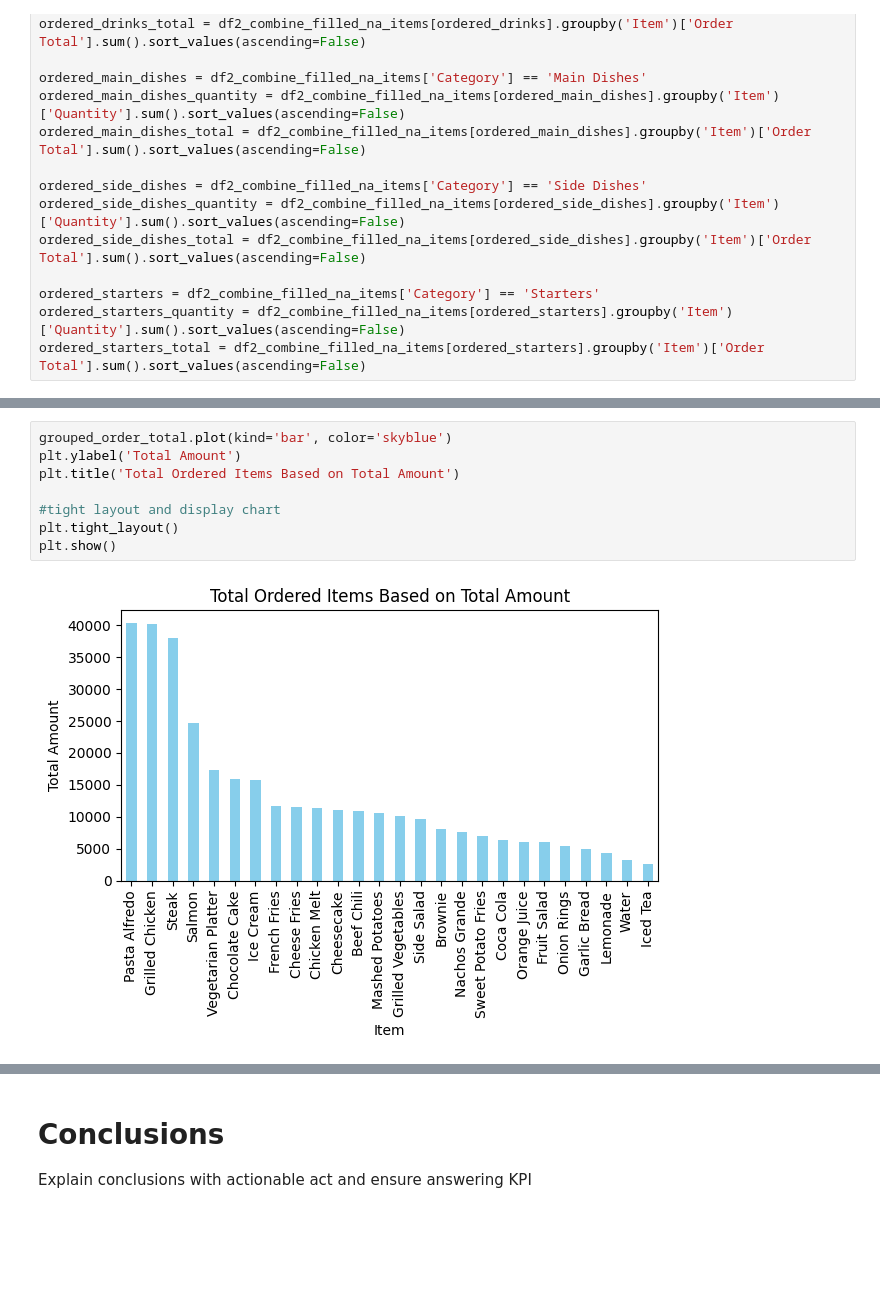
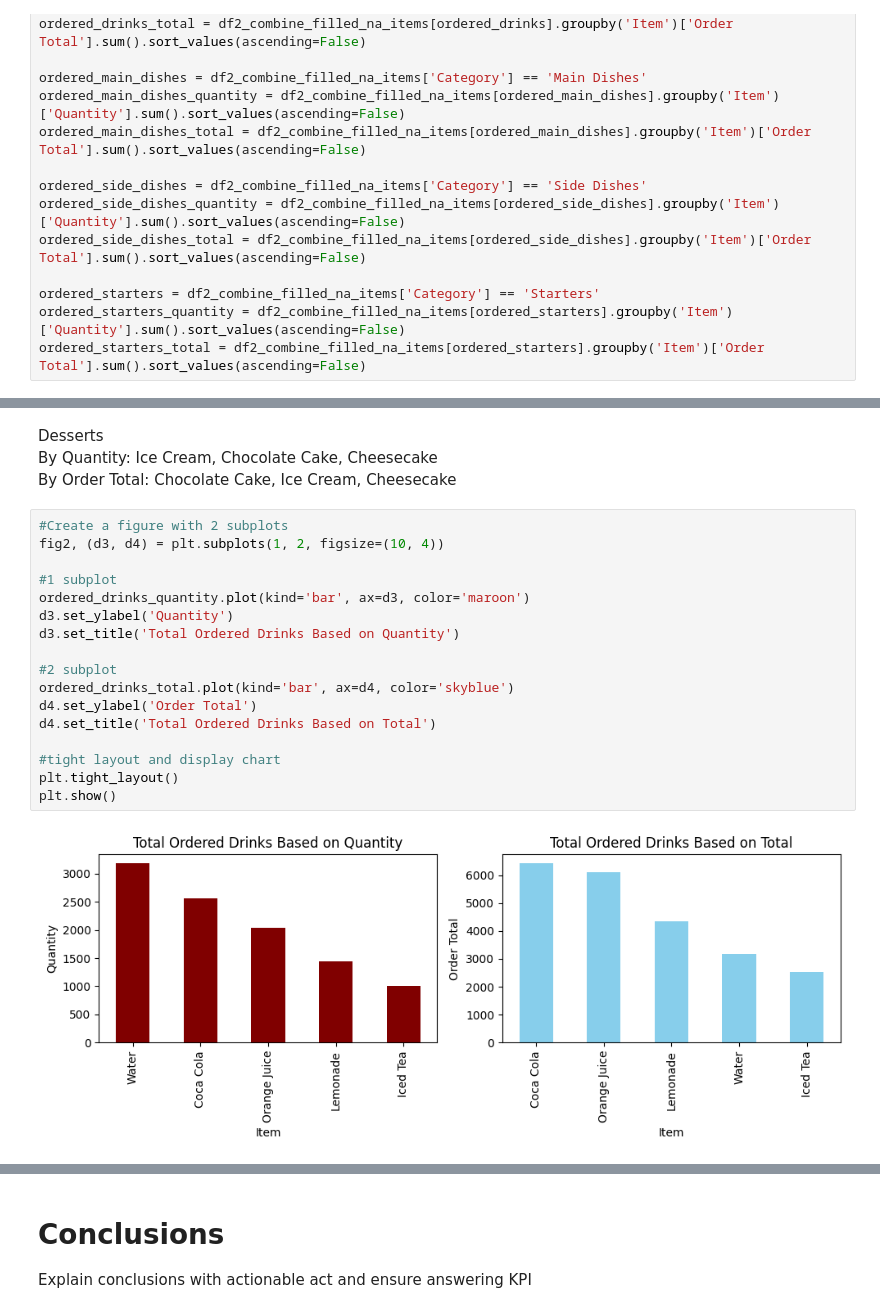
Before and after one commit to graveo-wicaksana/DA_restaurantSales, a Jupyter notebook: DA_restaurantSales.ipynb, the cells around one changed output, grey strips where cells are left out. Saved outputs shown, nothing was run; the diff lists cells and outputs as text; blank space fills up the shorter version.

Commit message:
Adding new graphics and start to analyze next KPI

```diff
--- a/DA_restaurantSales.ipynb
+++ b/DA_restaurantSales.ipynb
@@ -569,13 +571,26 @@ plt.tight_layout()
 plt.show()
 # %% [output]
 [figure]
-# %%
-grouped_order_total.plot(kind='bar', color='skyblue')
-plt.ylabel('Total Amount')
-plt.title('Total Ordered Items Based on Total Amount')
-
-#tight layout and display chart
-plt.tight_layout()
-plt.show()
-# %% [output]
-[figure, removed]
+# %% [markdown]
+Desserts <br>
+By Quantity: Ice Cream, Chocolate Cake, Cheesecake <br>
+By Order Total: Chocolate Cake, Ice Cream, Cheesecake
+# %%
+#Create a figure with 2 subplots
+fig2, (d3, d4) = plt.subplots(1, 2, figsize=(10, 4))
+
+#1 subplot
+ordered_drinks_quantity.plot(kind='bar', ax=d3, color='maroon')
+d3.set_ylabel('Quantity')
+d3.set_title('Total Ordered Drinks Based on Quantity')
+
+#2 subplot
+ordered_drinks_total.plot(kind='bar', ax=d4, color='skyblue')
+d4.set_ylabel('Order Total')
+d4.set_title('Total Ordered Drinks Based on Total')
+
+#tight layout and display chart
+plt.tight_layout()
+plt.show()
+# %% [output]
+[figure, added]
```
Also changed, not shown: parts of 12 cells of this notebook.
